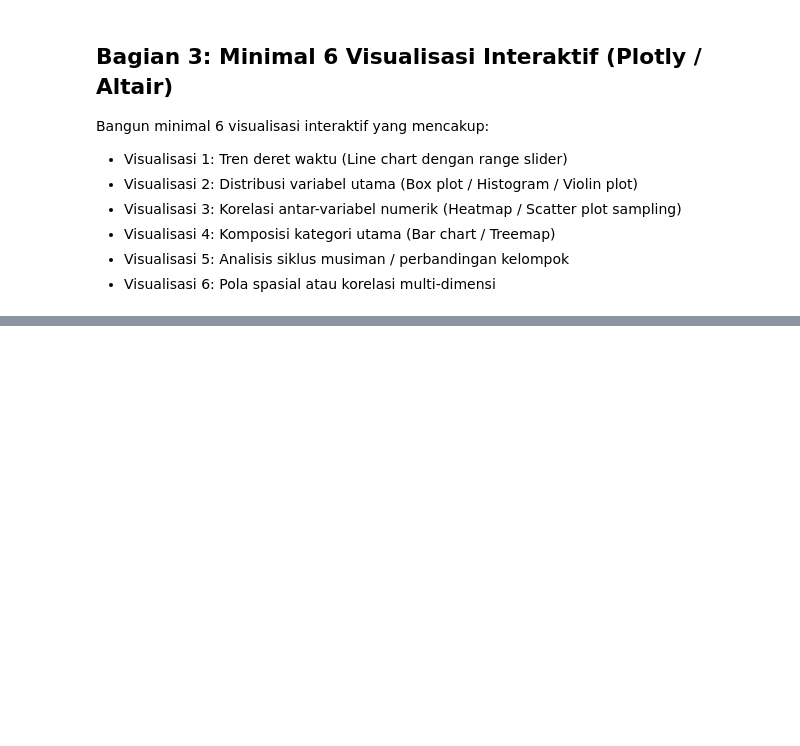
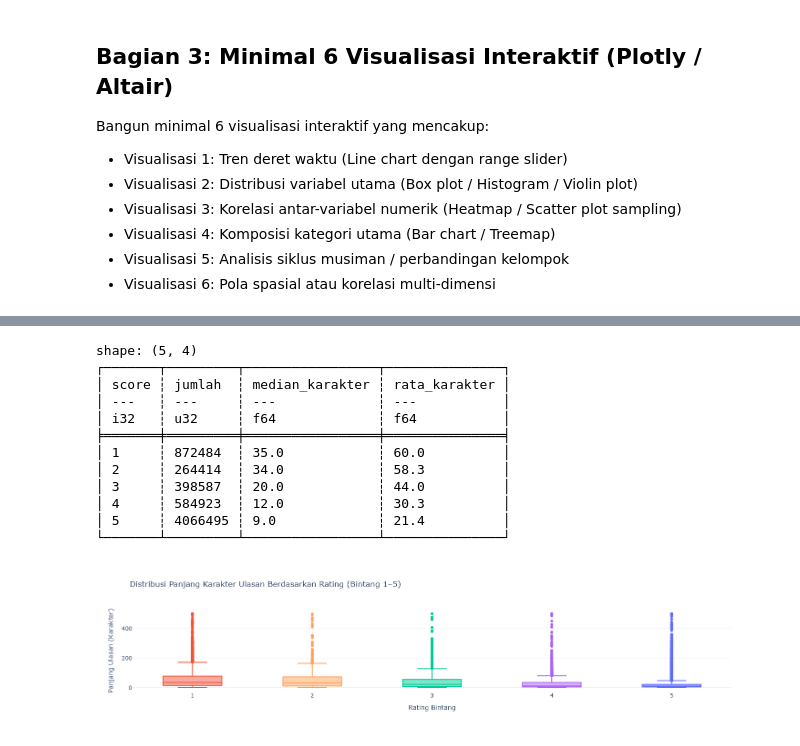
Before and after one commit to PanDiy2022/tugas1-abd-2026, a Jupyter notebook: notebooks/03_eda_and_insights.ipynb, the cells around one changed output, grey strips where cells are left out. Cells and saved outputs as stored; diff of their text form; code cells hidden in the pictures; blank space fills up the shorter version.

```diff
--- a/notebooks/03_eda_and_insights.ipynb
+++ b/notebooks/03_eda_and_insights.ipynb
@@ -57,5 +190,51 @@ Bangun minimal 6 visualisasi interaktif yang mencakup:
 # %%
-# Visualisasi 2: Distribusi dan Outlier
-# fig2 = px.box(...)
-# fig2.show()
+# Visualisasi 2: Distribusi Panjang Karakter Ulasan berdasarkan Skor Rating (Sampel 30.000 baris)
+df_box = (
+    lf.select([
+        pl.col("score"),
+        pl.col("content").str.len_chars().alias("panjang_karakter")
+    ])
+    .filter(pl.col("panjang_karakter") <= 500)  # Filter ekstrem agar box plot terbaca jelas
+    .gather_every(200)  # Sampling sistematis ~30 ribu baris agar ringan
+    .collect()
+)
+
+# Cetak ringkasan median panjang karakter per skor dari keseluruhan 6,18 juta data
+ringkasan_panjang = (
+    lf.group_by("score")
+    .agg([
+        pl.len().alias("jumlah"),
+        pl.col("content").str.len_chars().median().alias("median_karakter"),
+        pl.col("content").str.len_chars().mean().round(1).alias("rata_karakter"),
+    ])
+    .sort("score")
+    .collect()
+)
+print(ringkasan_panjang)
+
+fig2 = px.box(
+    df_box.to_pandas(),
+    x="score",
+    y="panjang_karakter",
+    color="score",
+    title="Distribusi Panjang Karakter Ulasan Berdasarkan Rating (Bintang 1–5)",
+    labels={"score": "Rating Bintang", "panjang_karakter": "Panjang Ulasan (Karakter)"},
+    template="plotly_white"
+)
+fig2.update_layout(showlegend=False)
+fig2.show()
+# %% [output]
+shape: (5, 4)
+┌───────┬─────────┬─────────────────┬───────────────┐
+│ score ┆ jumlah  ┆ median_karakter ┆ rata_karakter │
+│ ---   ┆ ---     ┆ ---             ┆ ---           │
+│ i32   ┆ u32     ┆ f64             ┆ f64           │
+╞═══════╪═════════╪═════════════════╪═══════════════╡
+│ 1     ┆ 872484  ┆ 35.0            ┆ 60.0          │
+│ 2     ┆ 264414  ┆ 34.0            ┆ 58.3          │
+│ 3     ┆ 398587  ┆ 20.0            ┆ 44.0          │
+│ 4     ┆ 584923  ┆ 12.0            ┆ 30.3          │
+│ 5     ┆ 4066495 ┆ 9.0             ┆ 21.4          │
+└───────┴─────────┴─────────────────┴───────────────┘
+[figure, added]
 # %%
```
Also changed, not shown: parts of 9 cells of this notebook.
